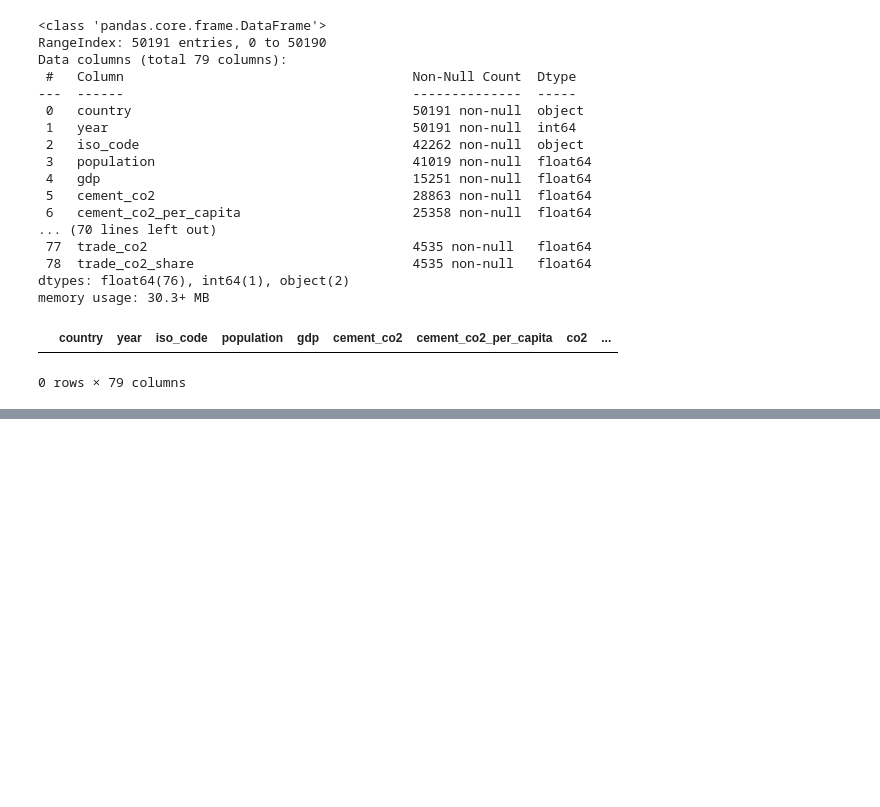
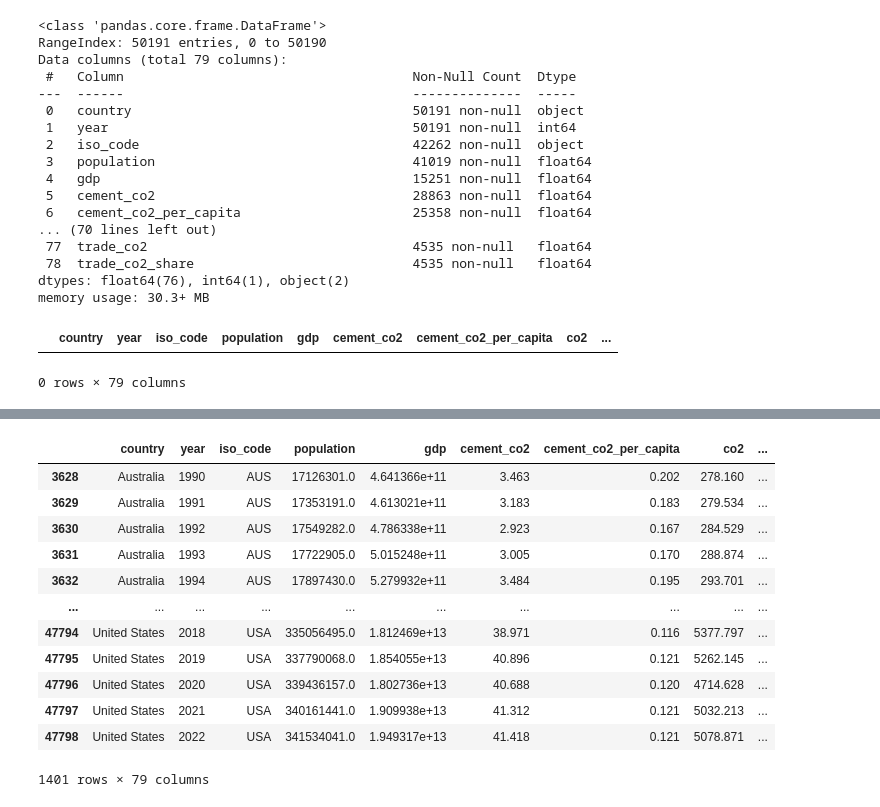
Before and after one commit to Emmanuel-km/Climate-Data-Analysis, a Jupyter notebook: Code-data-analysis/climate_data_anlysis.ipynb, the cells around one changed output, grey strips where cells are left out. Cells and saved outputs as stored; diff of their text form; code cells hidden in the pictures; blank space fills up the shorter version.

```diff
--- a/Code-data-analysis/climate_data_anlysis.ipynb
+++ b/Code-data-analysis/climate_data_anlysis.ipynb
@@ -41,0 +59,3 @@ df.head(0)
+# %%
+df.dropna(inplace=True)
+print("missing values handled")
@@ -41,0 +81,16 @@ df.head(0)
+# %%
+df
+# %% [output]
+|  | country | year | iso_code | population | gdp | cement_co2 | cement_co2_per_capita | co2 | ... |
+| 3628 | Australia | 1990 | AUS | 17126301.0 | 4.641366e+11 | 3.463 | 0.202 | 278.160 | ... |
+| 3629 | Australia | 1991 | AUS | 17353191.0 | 4.613021e+11 | 3.183 | 0.183 | 279.534 | ... |
+| 3630 | Australia | 1992 | AUS | 17549282.0 | 4.786338e+11 | 2.923 | 0.167 | 284.529 | ... |
+| 3631 | Australia | 1993 | AUS | 17722905.0 | 5.015248e+11 | 3.005 | 0.170 | 288.874 | ... |
+| 3632 | Australia | 1994 | AUS | 17897430.0 | 5.279932e+11 | 3.484 | 0.195 | 293.701 | ... |
+| ... | ... | ... | ... | ... | ... | ... | ... | ... | ... |
+| 47794 | United States | 2018 | USA | 335056495.0 | 1.812469e+13 | 38.971 | 0.116 | 5377.797 | ... |
+| 47795 | United States | 2019 | USA | 337790068.0 | 1.854055e+13 | 40.896 | 0.121 | 5262.145 | ... |
+| 47796 | United States | 2020 | USA | 339436157.0 | 1.802736e+13 | 40.688 | 0.120 | 4714.628 | ... |
+| 47797 | United States | 2021 | USA | 340161441.0 | 1.909938e+13 | 41.312 | 0.121 | 5032.213 | ... |
+| 47798 | United States | 2022 | USA | 341534041.0 | 1.949317e+13 | 41.418 | 0.121 | 5078.871 | ... |
+1401 rows × 79 columns
```
Also changed, not shown: parts of 5 cells of this notebook.
